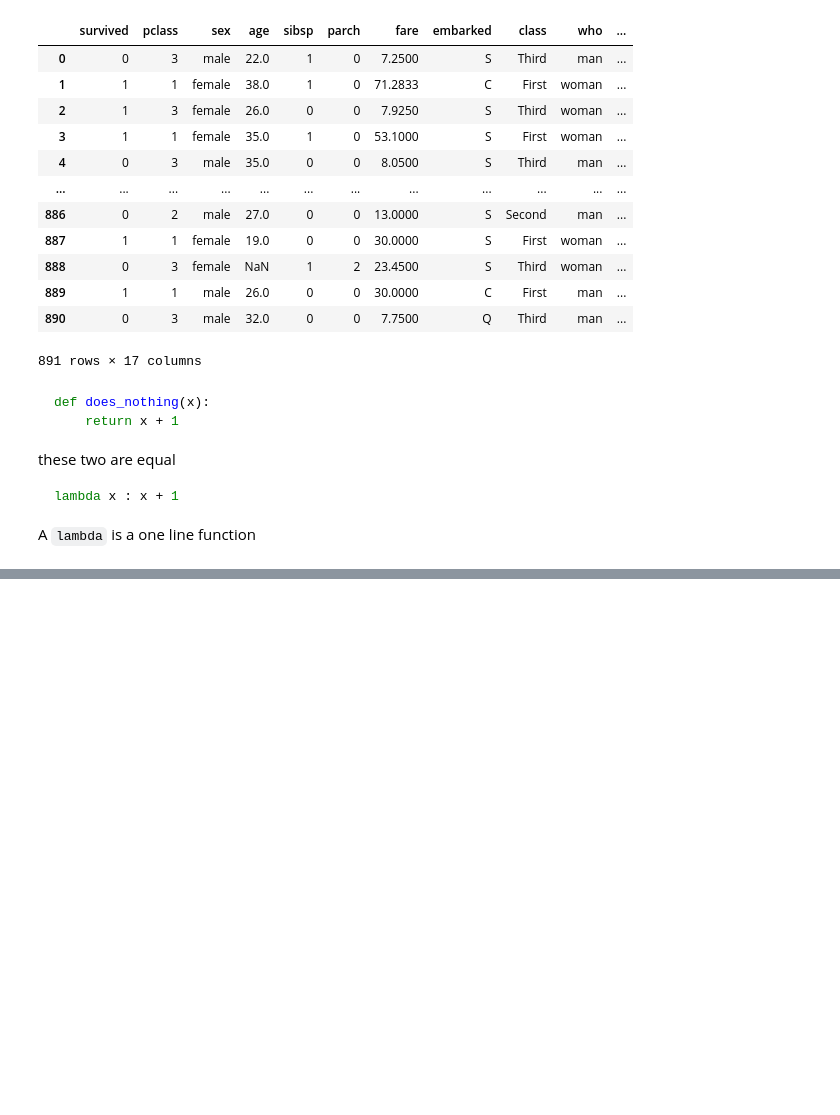
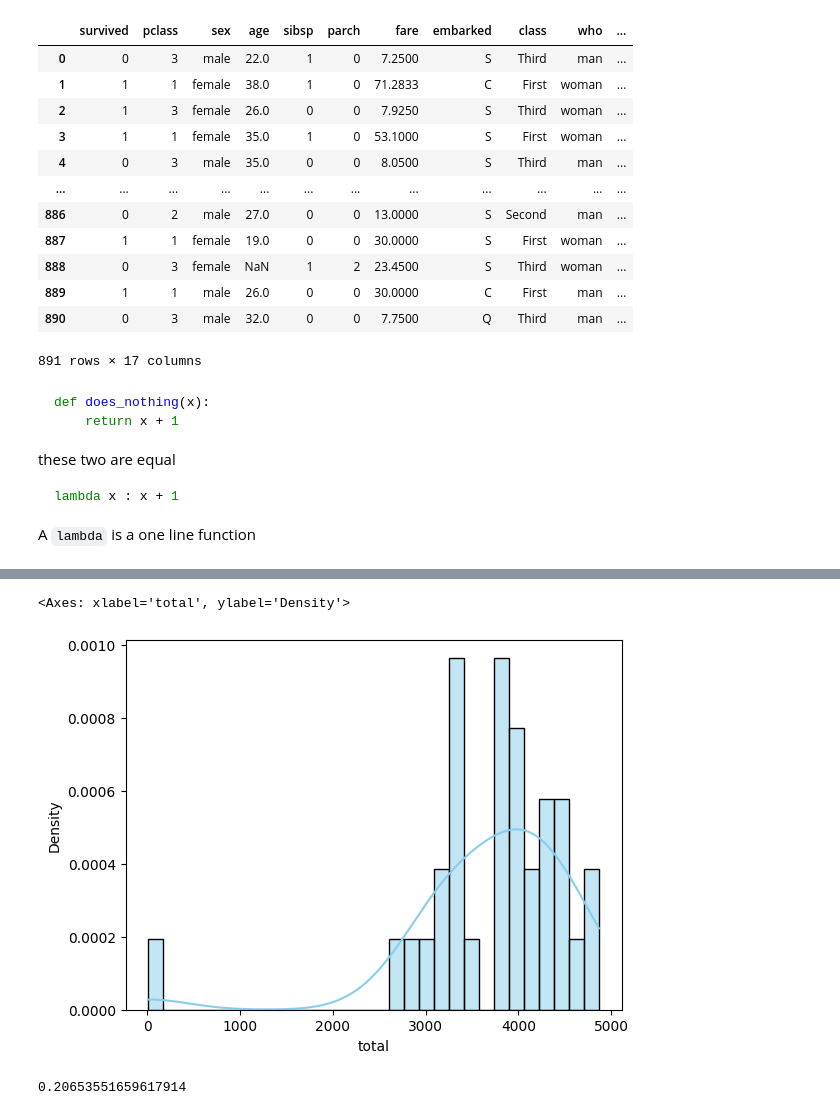
Before and after one commit to bipin-a/aidi-1100, a Jupyter notebook: lecture_material/Week6.ipynb, the cells around one changed output, grey strips where cells are left out. Cells and saved outputs as stored; diff of their text form; code cells hidden in the pictures; blank space fills up the shorter version.

```diff
--- a/lecture_material/Week6.ipynb
+++ b/lecture_material/Week6.ipynb
@@ -2722,0 +3051,17 @@ A `lambda` is a one line function
+# %%
+payments_split = []
+
+# EDGE CASE
+
+# Tuple unpacking
+for index, row in taxis.iterrows():
+    payment = row.payment
+    if pd.isna(payment):
+        p_split = np.nan
+    else:
+        p_split = payment.split(' ')
+
+    payments_split.append(p_split)
+# %%
+taxis['payments_split'] = payments_split
+taxis['payments_split']
@@ -2722,0 +3180,7 @@ A `lambda` is a one line function
+# %%
+taxis['date'] =  pd.to_datetime(taxis['pickup'].dt.date)
+# %%
+FREQ = 'D'
+daily_resampled = taxis.set_index('date').resample(FREQ).agg(
+        {'total':'sum'}
+)
@@ -2722,0 +3207,6 @@ A `lambda` is a one line function
+# %%
+# Continuous vs Discrete
+sns.histplot(daily_resampled['total'], bins=30, kde=True, stat='density', color='skyblue')
+# %% [output]
+<Axes: xlabel='total', ylabel='Density'>
+[figure, added]
@@ -2722,0 +3217,4 @@ A `lambda` is a one line function
+# %%
+daily_grouped['total'].autocorr(lag = 1)
+# %% [output]
+0.20653551659617914
```
Also changed, not shown: parts of 70 cells of this notebook.
